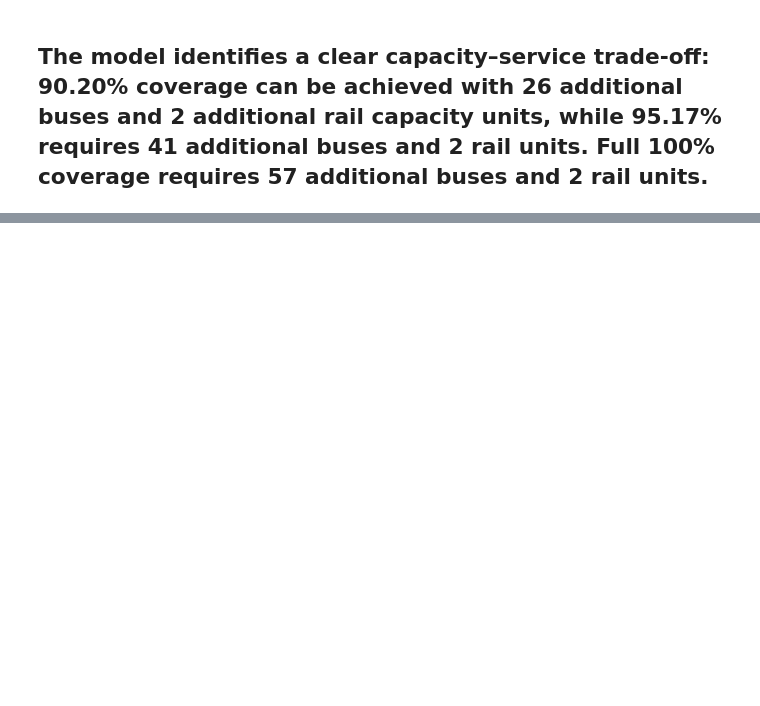
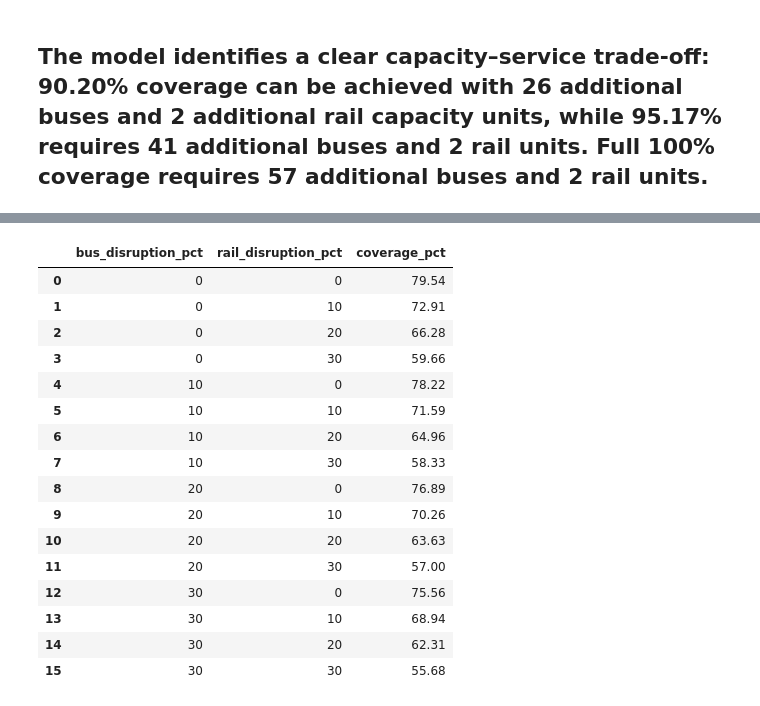
Before and after one commit to abhisarthak/public-transport-demand-planning, a Jupyter notebook: notebooks/03_fleet_optimization.ipynb, the cells around one changed output, grey strips where cells are left out. Cells and saved outputs as stored; diff of their text form; code cells hidden in the pictures; blank space fills up the shorter version.

```diff
--- a/notebooks/03_fleet_optimization.ipynb
+++ b/notebooks/03_fleet_optimization.ipynb
@@ -5134,0 +5279,52 @@ display(management_recommendation)
+# %%
+# ============================================
+# RESILIENCE MATRIX
+# ============================================
+
+resilience_matrix_dashboard = pd.DataFrame({
+    "bus_disruption_pct": [
+        0, 0, 0, 0,
+        10, 10, 10, 10,
+        20, 20, 20, 20,
+        30, 30, 30, 30
+    ],
+
+    "rail_disruption_pct": [
+        0, 10, 20, 30,
+        0, 10, 20, 30,
+        0, 10, 20, 30,
+        0, 10, 20, 30
+    ],
+
+    "coverage_pct": [
+        79.54, 72.91, 66.28, 59.66,
+        78.22, 71.59, 64.96, 58.33,
+        76.89, 70.26, 63.63, 57.00,
+        75.56, 68.94, 62.31, 55.68
+    ]
+})
+
+resilience_matrix_dashboard.to_csv(
+    f"{dashboard_dir}/resilience_matrix.csv",
+    index=False
+)
+
+display(resilience_matrix_dashboard)
+# %% [output]
+|  | bus_disruption_pct | rail_disruption_pct | coverage_pct |
+| 0 | 0 | 0 | 79.54 |
+| 1 | 0 | 10 | 72.91 |
+| 2 | 0 | 20 | 66.28 |
+| 3 | 0 | 30 | 59.66 |
+| 4 | 10 | 0 | 78.22 |
+| 5 | 10 | 10 | 71.59 |
+| 6 | 10 | 20 | 64.96 |
+| 7 | 10 | 30 | 58.33 |
+| 8 | 20 | 0 | 76.89 |
+| 9 | 20 | 10 | 70.26 |
+| 10 | 20 | 20 | 63.63 |
+| 11 | 20 | 30 | 57.00 |
+| 12 | 30 | 0 | 75.56 |
+| 13 | 30 | 10 | 68.94 |
+| 14 | 30 | 20 | 62.31 |
+| 15 | 30 | 30 | 55.68 |
```
Also changed, not shown: parts of 8 cells of this notebook, 7 other files.
